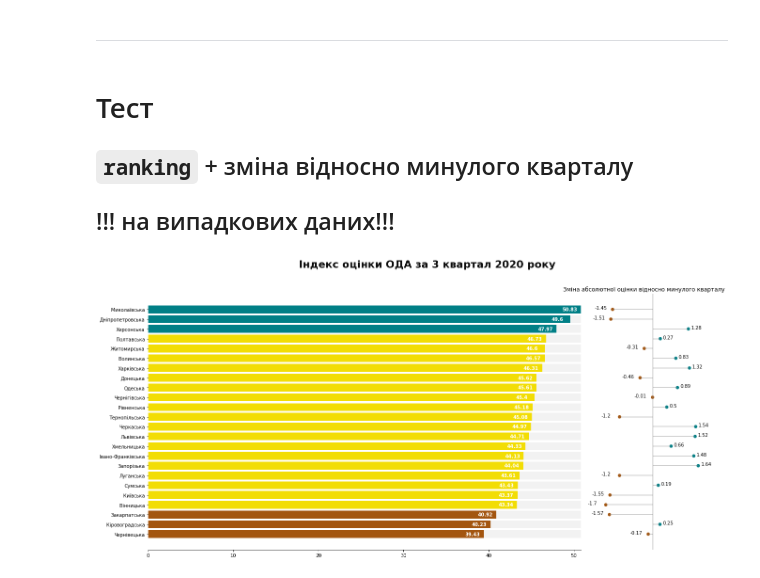
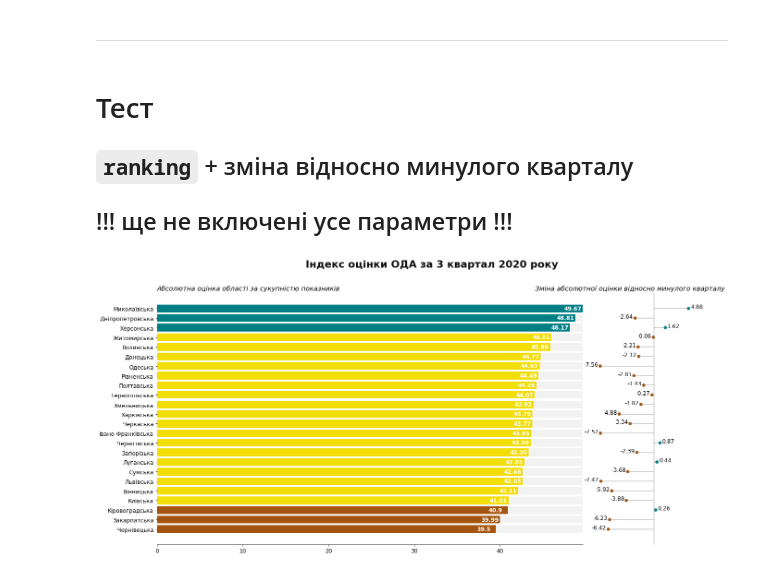
Before and after one commit to regional-development/index-2020-3, a Jupyter notebook: notebooks/visualize_test.ipynb, the cells around one changed output. Saved outputs shown, nothing was run; the diff lists cells and outputs as text; code cells hidden in the pictures.

```diff
--- a/notebooks/visualize_test.ipynb
+++ b/notebooks/visualize_test.ipynb
@@ -31,4 +31,7 @@ dict_weights = {
     'P7':1,
     'P8':0.5
 }
+# %%
+# таблиця з параметрами за попередній квартал
+previous_results = pd.read_csv("https://raw.githubusercontent.com/regional-development/index-2020-2/master/notebooks/00_index_2020-08-13.csv")
 # %%
@@ -88,22 +71,29 @@ draw_rankings(df)
 # %% [markdown]
 # Тест
 ## `ranking` + зміна відносно минулого кварталу
-## !!! на випадкових даних!!!
+## !!! ще не включені усе параметри !!!
 # %%
-viz = df.loc[:, ["region", "I"]]
-viz["I-1"] = np.random.uniform(-2, 2, len(viz))
+index_slice = ["region", "I"]
+viz = pd.merge(
+    df.loc[:, index_slice],
+    previous_results.loc[:, index_slice].rename(columns={"I": "I_previous"}),
+    on="region",
+    how="left",
+)
 viz.sort_values("I", inplace=True)
 
+viz["I-1"] = viz["I"] - viz["I_previous"]
 colors = ['#a3550f','#f2dd05','#007f86']
 viz["col"] = [colors[0] for r in range(3)] + [colors[1] for y in range(viz.shape[0]-6)] + [colors[2] for g in range(3)]
 viz["scatter_col"] = np.where(viz["I-1"]<0, "#a3550f", "#007f86")
 # %%
 dynamic_rankings(
     df=viz,
     value="I",
     value_colour="col",
     change="I-1",
-    change_colour="scatter_col"
+    change_colour="scatter_col",
+    save=True
 )
 # %% [output]
-[figure, old version]
+[figure, new version]
```
Also changed, not shown: parts of 7 cells of this notebook, 1 other file.
